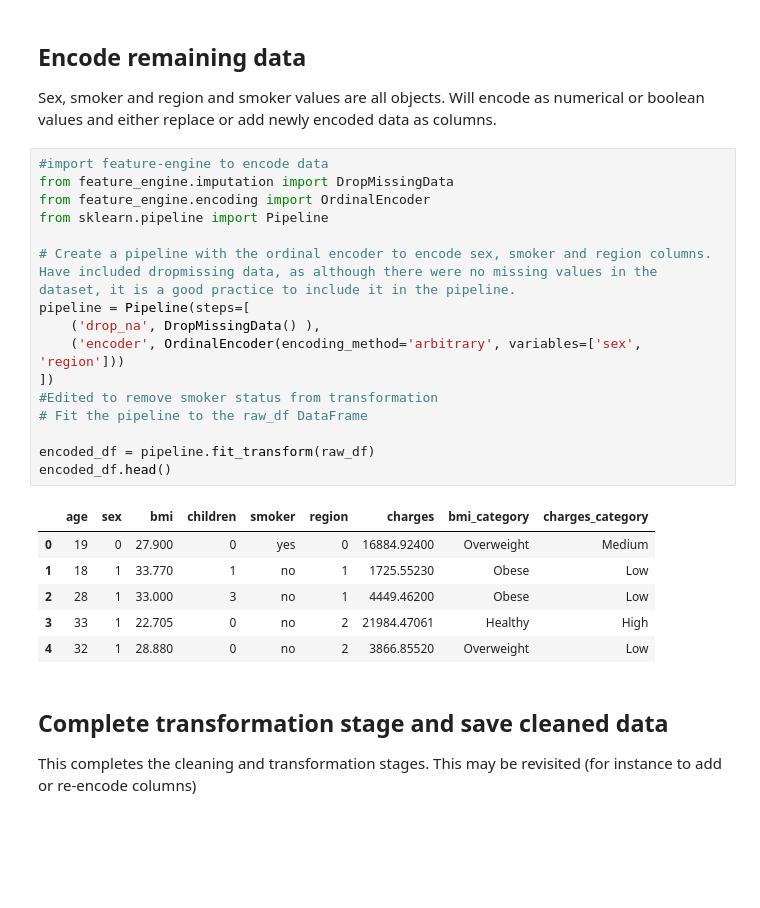
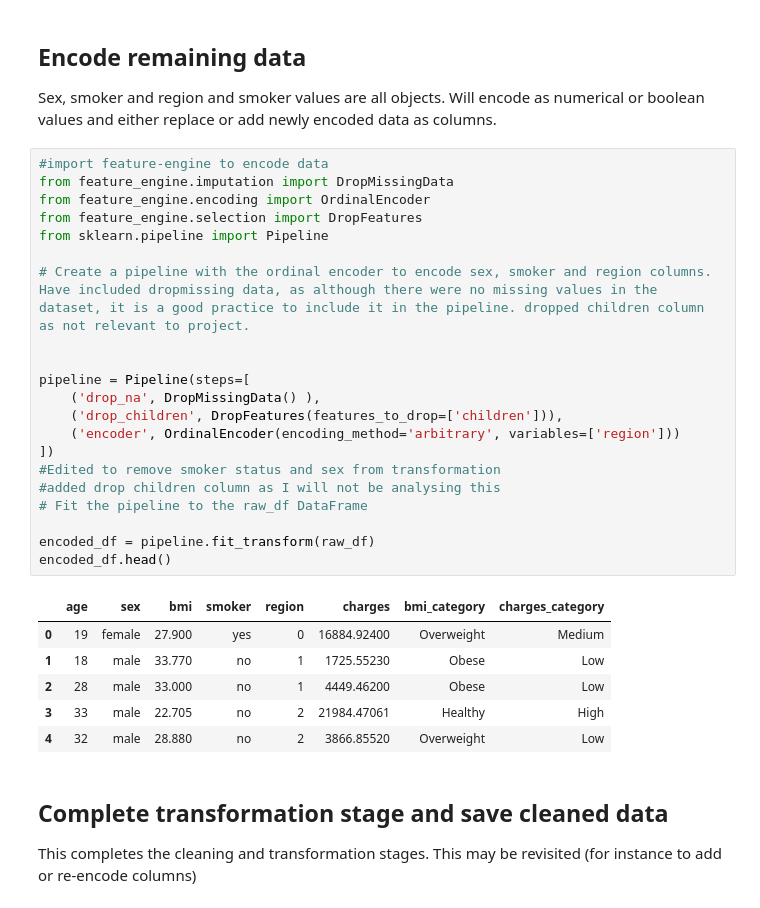
Before and after one commit to Mikeecee1/HealthInsuranceAnalysis, a Jupyter notebook: jupyter_notebooks/Extraction.ipynb, the cells around one changed output. Cells and saved outputs as stored; diff of their text form; blank space fills up the shorter version.

Commit message:
Changed sex back to categorical. Removed children column as not evaluating. Added plotly boxplot

```diff
--- a/jupyter_notebooks/Extraction.ipynb
+++ b/jupyter_notebooks/Extraction.ipynb
@@ -258,26 +258,31 @@ Sex, smoker and region and smoker values are all objects. Will encode as numeric
 # %%
 #import feature-engine to encode data
 from feature_engine.imputation import DropMissingData
 from feature_engine.encoding import OrdinalEncoder
+from feature_engine.selection import DropFeatures
 from sklearn.pipeline import Pipeline
 
-# Create a pipeline with the ordinal encoder to encode sex, smoker and region columns. Have included dropmissing data, as although there were no missing values in the dataset, it is a good practice to include it in the pipeline.
+# Create a pipeline with the ordinal encoder to encode sex, smoker and region columns. Have included dropmissing data, as although there were no missing values in the dataset, it is a good practice to include it in the pipeline. dropped children column as not relevant to project.
+
+
 pipeline = Pipeline(steps=[
     ('drop_na', DropMissingData() ),
-    ('encoder', OrdinalEncoder(encoding_method='arbitrary', variables=['sex', 'region']))
+    ('drop_children', DropFeatures(features_to_drop=['children'])),
+    ('encoder', OrdinalEncoder(encoding_method='arbitrary', variables=['region']))
 ])
-#Edited to remove smoker status from transformation
+#Edited to remove smoker status and sex from transformation
+#added drop children column as I will not be analysing this
 # Fit the pipeline to the raw_df DataFrame
 
 encoded_df = pipeline.fit_transform(raw_df)
 encoded_df.head()
 # %% [output]
-|  | age | sex | bmi | children | smoker | region | charges | bmi_category | charges_category |
-| 0 | 19 | 0 | 27.900 | 0 | yes | 0 | 16884.92400 | Overweight | Medium |
-| 1 | 18 | 1 | 33.770 | 1 | no | 1 | 1725.55230 | Obese | Low |
-| 2 | 28 | 1 | 33.000 | 3 | no | 1 | 4449.46200 | Obese | Low |
-| 3 | 33 | 1 | 22.705 | 0 | no | 2 | 21984.47061 | Healthy | High |
-| 4 | 32 | 1 | 28.880 | 0 | no | 2 | 3866.85520 | Overweight | Low |
+|  | age | sex | bmi | smoker | region | charges | bmi_category | charges_category |
+| 0 | 19 | female | 27.900 | yes | 0 | 16884.92400 | Overweight | Medium |
+| 1 | 18 | male | 33.770 | no | 1 | 1725.55230 | Obese | Low |
+| 2 | 28 | male | 33.000 | no | 1 | 4449.46200 | Obese | Low |
+| 3 | 33 | male | 22.705 | no | 2 | 21984.47061 | Healthy | High |
+| 4 | 32 | male | 28.880 | no | 2 | 3866.85520 | Overweight | Low |
 # %% [markdown]
 ## Complete transformation stage and save cleaned data
 
```
Also changed, not shown: 3 other files.
